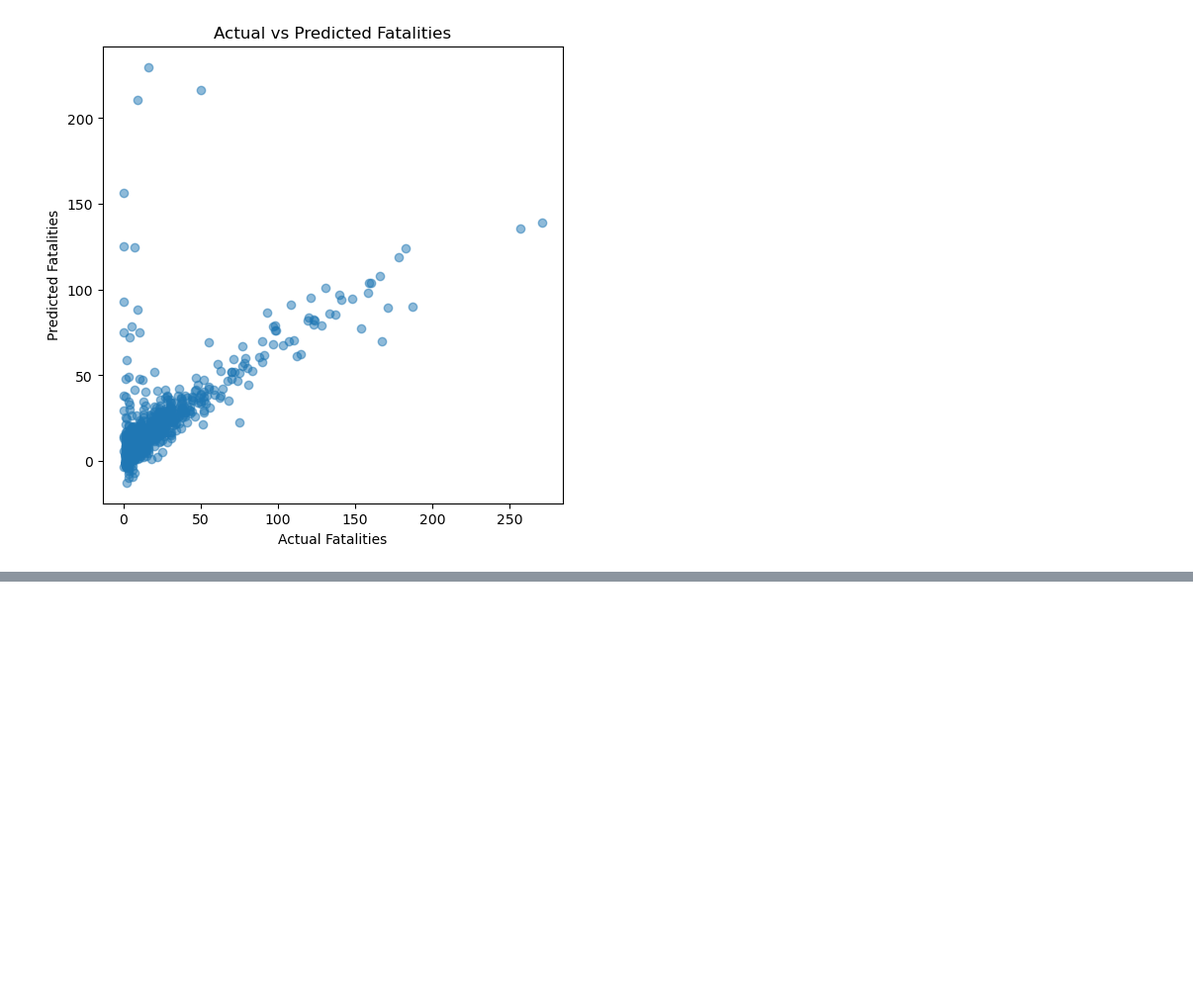
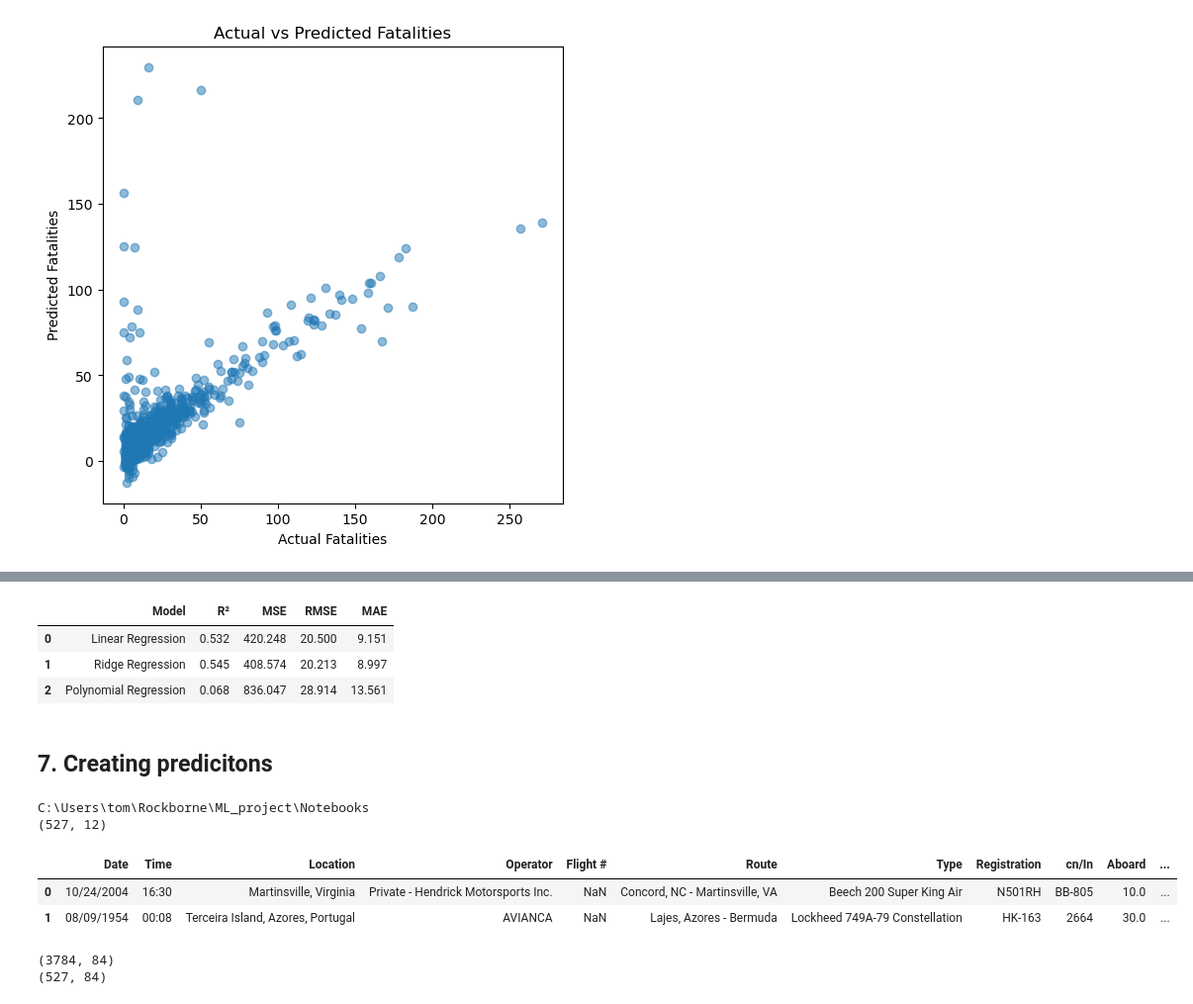
Before and after one commit to tomwillhughes/ML_project, a Jupyter notebook: Notebooks/Airplane_Crash_Prediction.ipynb, the cells around one changed output, grey strips where cells are left out. Shown at 99% size. Saved outputs shown, nothing was run; the diff lists cells and outputs as text; code cells hidden in the pictures; blank space fills up the shorter version.

Commit message:
Created models and predicted df

```diff
--- a/Notebooks/Airplane_Crash_Prediction.ipynb
+++ b/Notebooks/Airplane_Crash_Prediction.ipynb
@@ -1940,0 +2024,38 @@ plt.show()
+# %%
+# final results table
+results = pd.DataFrame({
+    "Model": [
+        "Linear Regression",
+        "Ridge Regression",
+        "Polynomial Regression"
+    ],
+    "R²": [
+        round(r2, 3),
+        round(ridge_r2, 3),
+        round(r2_poly, 3)
+    ],
+    "MSE": [
+        round(mse, 3),
+        round(ridge_mse, 3),
+        round(mse_poly, 3)
+    ],
+    "RMSE": [
+        round(rmse, 3),
+        round(ridge_rmse, 3),
+        round(rmse_poly, 3)
+    ],
+    "MAE": [
+        round(mae, 3),
+        round(ridge_mae, 3),
+        round(mae_poly, 3)
+    ]
+})
+
+display(results)
+# %% [output]
+|  | Model | R² | MSE | RMSE | MAE |
+| 0 | Linear Regression | 0.532 | 420.248 | 20.500 | 9.151 |
+| 1 | Ridge Regression | 0.545 | 408.574 | 20.213 | 8.997 |
+| 2 | Polynomial Regression | 0.068 | 836.047 | 28.914 | 13.561 |
+# %% [markdown]
+## 7. Creating predicitons
@@ -1940,0 +2064,18 @@ plt.show()
+# %%
+# look at paths
+import os
+print(os.getcwd())
+
+# import the unseen csv
+
+unseen = pd.read_csv(
+    "../Data/Airplane_Crashes_and_Fatalities_Since_1908_unseen.csv"
+)
+print(unseen.shape)
+unseen.head(2)
+# %% [output]
+C:\Users\tom\Rockborne\ML_project\Notebooks
+(527, 12)
+|  | Date | Time | Location | Operator | Flight # | Route | Type | Registration | cn/In | Aboard | ... |
+| 0 | 10/24/2004 | 16:30 | Martinsville, Virginia | Private - Hendrick Motorsports Inc. | NaN | Concord, NC - Martinsville, VA | Beech 200 Super King Air | N501RH | BB-805 | 10.0 | ... |
+| 1 | 08/09/1954 | 00:08 | Terceira Island, Azores, Portugal | AVIANCA | NaN | Lajes, Azores - Bermuda | Lockheed 749A-79 Constellation | HK-163 | 2664 | 30.0 | ... |
@@ -1940,0 +2356,7 @@ plt.show()
+# %%
+# checks
+print(X_train.shape)
+print(unseen_X.shape)
+# %% [output]
+(3784, 84)
+(527, 84)
```
Also changed, not shown: parts of 19 cells of this notebook, 1 other file.
